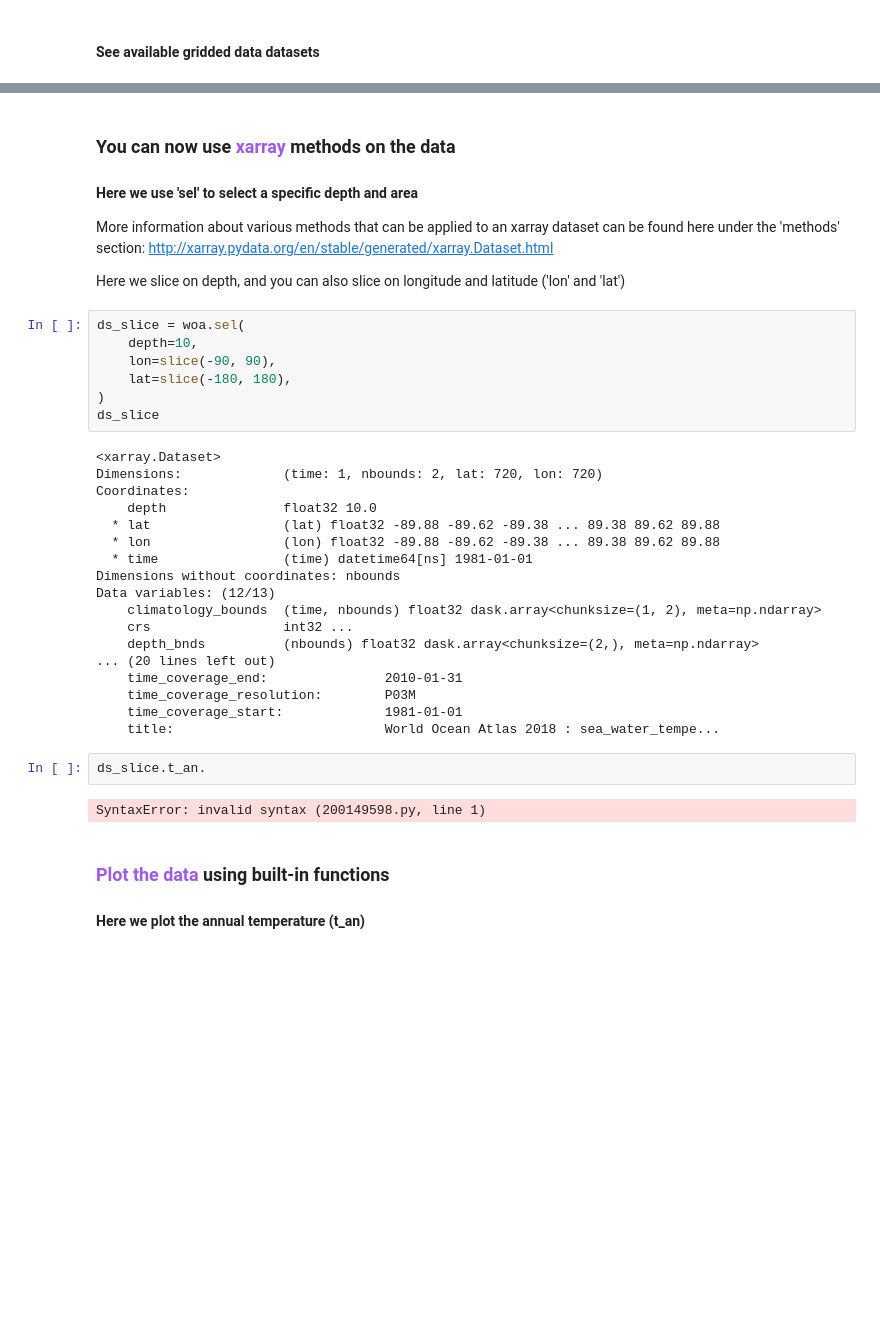
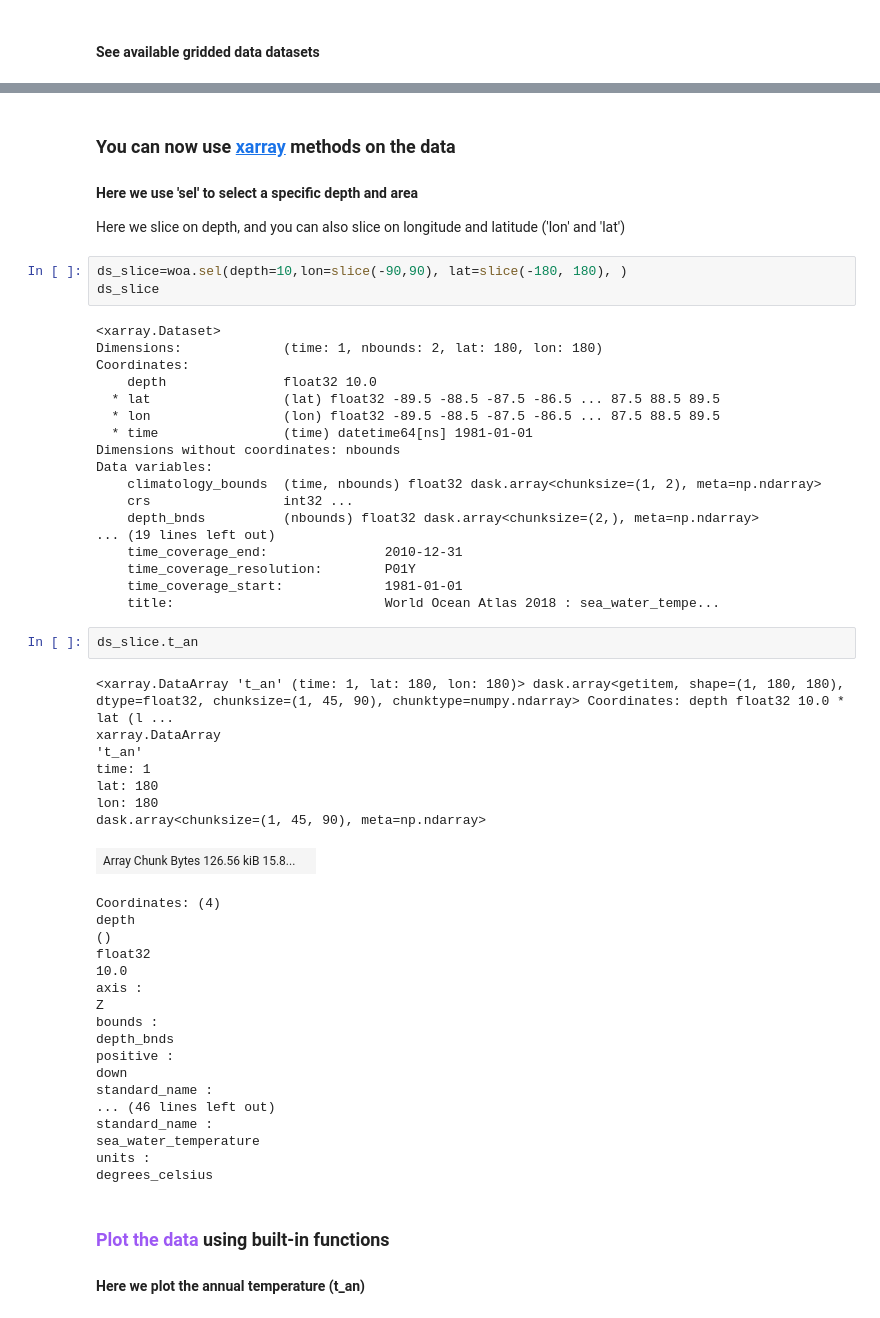
Before and after one commit to C4IROcean/OceanDataConnector, a Jupyter notebook: data/World Ocean Atlas/WorldOceanAtlas.ipynb, the cells around one changed output, grey strips where cells are left out. Saved outputs shown, nothing was run; the diff lists cells and outputs as text; blank space fills up the shorter version.

```diff
--- a/data/World Ocean Atlas/WorldOceanAtlas.ipynb
+++ b/data/World Ocean Atlas/WorldOceanAtlas.ipynb
@@ -51,40 +90,59 @@ Data variables: (12/13)
     time_coverage_start:             1981-01-01
     title:                           World Ocean Atlas 2018 : sea_water_tempe...
 # %% [markdown]
-### You can now use <span style='color:#9D59F4'> xarray </span> methods on the data
+### You can now use <span style='color:#9D59F4'> [xarray](https://docs.xarray.dev/en/stable/) </span> methods on the data
 #### Here we use 'sel' to select a specific depth and area
-More information about various methods that can be applied to an xarray dataset can be found here under the 'methods' section: http://xarray.pydata.org/en/stable/generated/xarray.Dataset.html
 
 Here we slice on depth, and you can also slice on longitude and latitude ('lon' and 'lat')
 # %%
-ds_slice = woa.sel(
-    depth=10,
-    lon=slice(-90, 90),
-    lat=slice(-180, 180),
-)
+ds_slice=woa.sel(depth=10,lon=slice(-90,90), lat=slice(-180, 180), )
 ds_slice
 # %% [output]
 <xarray.Dataset>
-Dimensions:             (time: 1, nbounds: 2, lat: 720, lon: 720)
+Dimensions:             (time: 1, nbounds: 2, lat: 180, lon: 180)
 Coordinates:
     depth               float32 10.0
-  * lat                 (lat) float32 -89.88 -89.62 -89.38 ... 89.38 89.62 89.88
-  * lon                 (lon) float32 -89.88 -89.62 -89.38 ... 89.38 89.62 89.88
+  * lat                 (lat) float32 -89.5 -88.5 -87.5 -86.5 ... 87.5 88.5 89.5
+  * lon                 (lon) float32 -89.5 -88.5 -87.5 -86.5 ... 87.5 88.5 89.5
   * time                (time) datetime64[ns] 1981-01-01
 Dimensions without coordinates: nbounds
-Data variables: (12/13)
+Data variables:
     climatology_bounds  (time, nbounds) float32 dask.array<chunksize=(1, 2), meta=np.ndarray>
     crs                 int32 ...
     depth_bnds          (nbounds) float32 dask.array<chunksize=(2,), meta=np.ndarray>
-... (20 lines left out)
-    time_coverage_end:               2010-01-31
-    time_coverage_resolution:        P03M
+... (19 lines left out)
+    time_coverage_end:               2010-12-31
+    time_coverage_resolution:        P01Y
     time_coverage_start:             1981-01-01
     title:                           World Ocean Atlas 2018 : sea_water_tempe...
 # %%
-ds_slice.t_an.
+ds_slice.t_an
 # %% [output]
-SyntaxError: invalid syntax (200149598.py, line 1)
+<xarray.DataArray 't_an' (time: 1, lat: 180, lon: 180)> dask.array<getitem, shape=(1, 180, 180), dtype=float32, chunksize=(1, 45, 90), chunktype=numpy.ndarray> Coordinates: depth float32 10.0 * lat (l ...
+xarray.DataArray
+'t_an'
+time: 1
+lat: 180
+lon: 180
+dask.array<chunksize=(1, 45, 90), meta=np.ndarray>
+| Array Chunk Bytes 126.56 kiB 15.8... |  |
+Coordinates: (4)
+depth
+()
+float32
+10.0
+axis :
+Z
+bounds :
+depth_bnds
+positive :
+down
+standard_name :
+... (46 lines left out)
+standard_name :
+sea_water_temperature
+units :
+degrees_celsius
 # %% [markdown]
 ### <span style='color:#9D59F4'> **Plot the data** </span> using built-in functions
 #### Here we plot the annual temperature (t_an)
```
Also changed, not shown: parts of 32 cells of this notebook.
